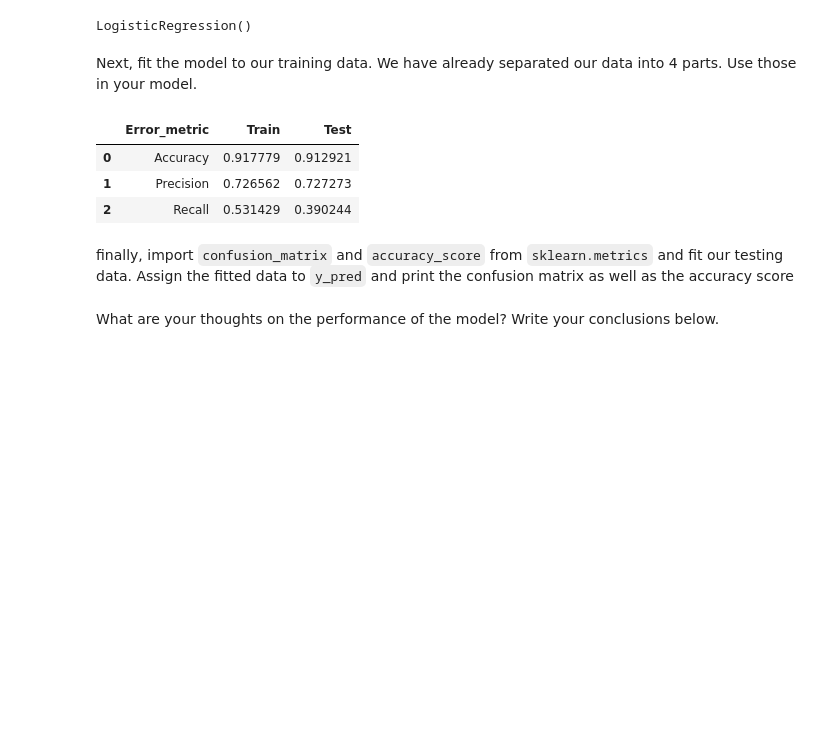
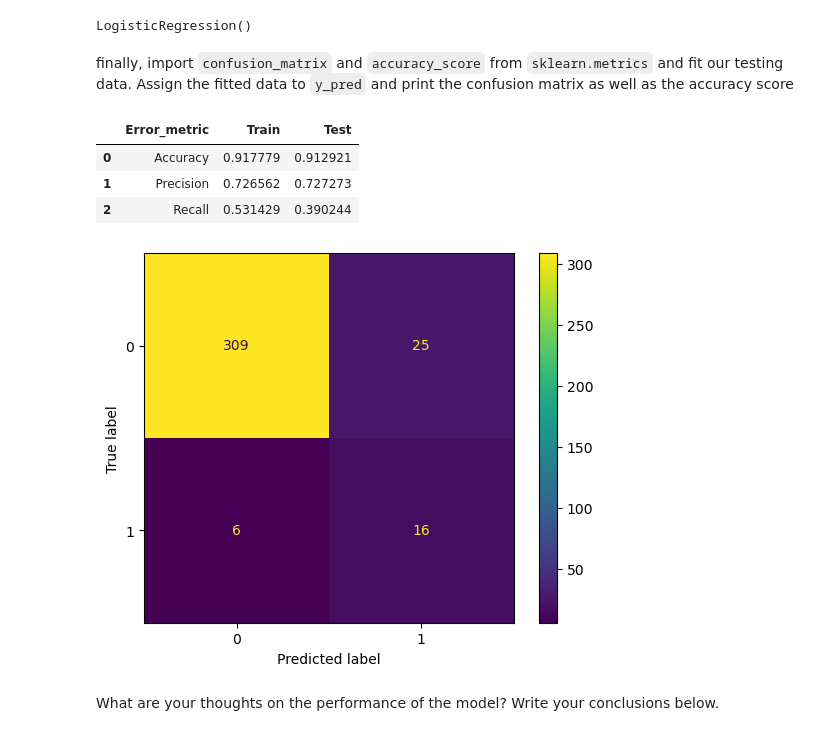
Before and after one commit to JonathonClegg/DAFT_0116, a Jupyter notebook: module_3/Lab_4_Supervised-Learning/main.ipynb, the cells around one changed output. Cells and saved outputs as stored; diff of their text form; code cells hidden in the pictures; blank space fills up the shorter version.

Commit message:
Lab 8 and LAB Imbalanced part 1 and 2 solved

```diff
--- a/module_3/Lab_4_Supervised-Learning/main.ipynb
+++ b/module_3/Lab_4_Supervised-Learning/main.ipynb
@@ -515,8 +499,8 @@ log_model = LogisticRegression()
 log_model.fit(X_train_mod, y_train)
 # %% [output]
 LogisticRegression()
-# %% [markdown]
-Next, fit the model to our training data. We have already separated our data into 4 parts. Use those in your model.
+# %% [markdown]
+finally, import `confusion_matrix` and `accuracy_score` from `sklearn.metrics` and fit our testing data. Assign the fitted data to `y_pred` and print the confusion matrix as well as the accuracy score
 # %%
 # Your code here:
 y_pred_train_log = log_model.predict(X_train_mod)
@@ -536,11 +520,17 @@ display(performance_log)
 | 0 | Accuracy | 0.917779 | 0.912921 |
 | 1 | Precision | 0.726562 | 0.727273 |
 | 2 | Recall | 0.531429 | 0.390244 |
-# %% [markdown]
-finally, import `confusion_matrix` and `accuracy_score` from `sklearn.metrics` and fit our testing data. Assign the fitted data to `y_pred` and print the confusion matrix as well as the accuracy score
 # %%
 # Your code here:
 #Don't do this bit
+from sklearn.metrics import confusion_matrix
+from sklearn.metrics import ConfusionMatrixDisplay
+
+cm = confusion_matrix(y_pred_test_log, y_test)
+
+cm_display = ConfusionMatrixDisplay(cm).plot()
+# %% [output]
+[figure, added]
 # %% [markdown]
 What are your thoughts on the performance of the model? Write your conclusions below.
 # %%
```
Also changed, not shown: parts of 2 cells of this notebook, 6 other files.
